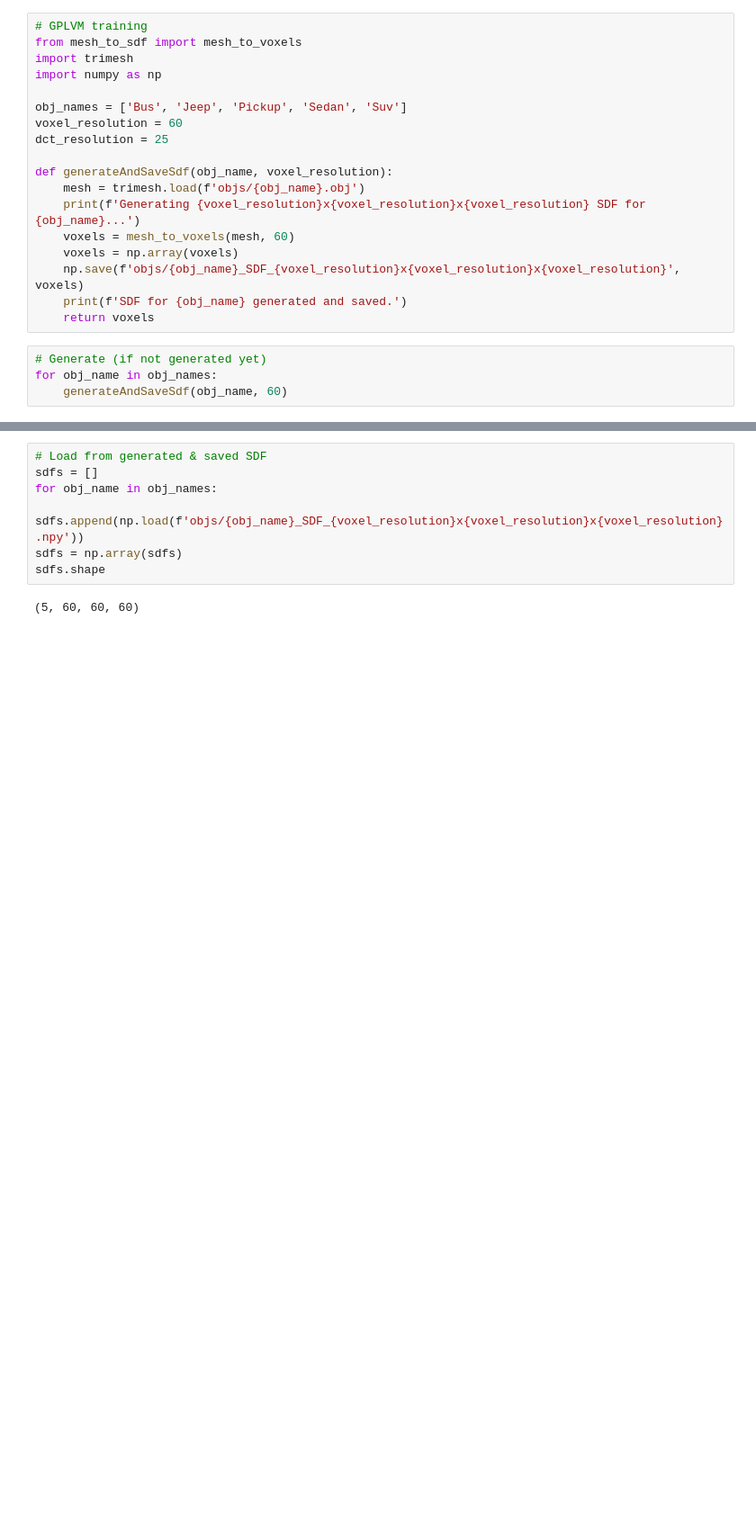
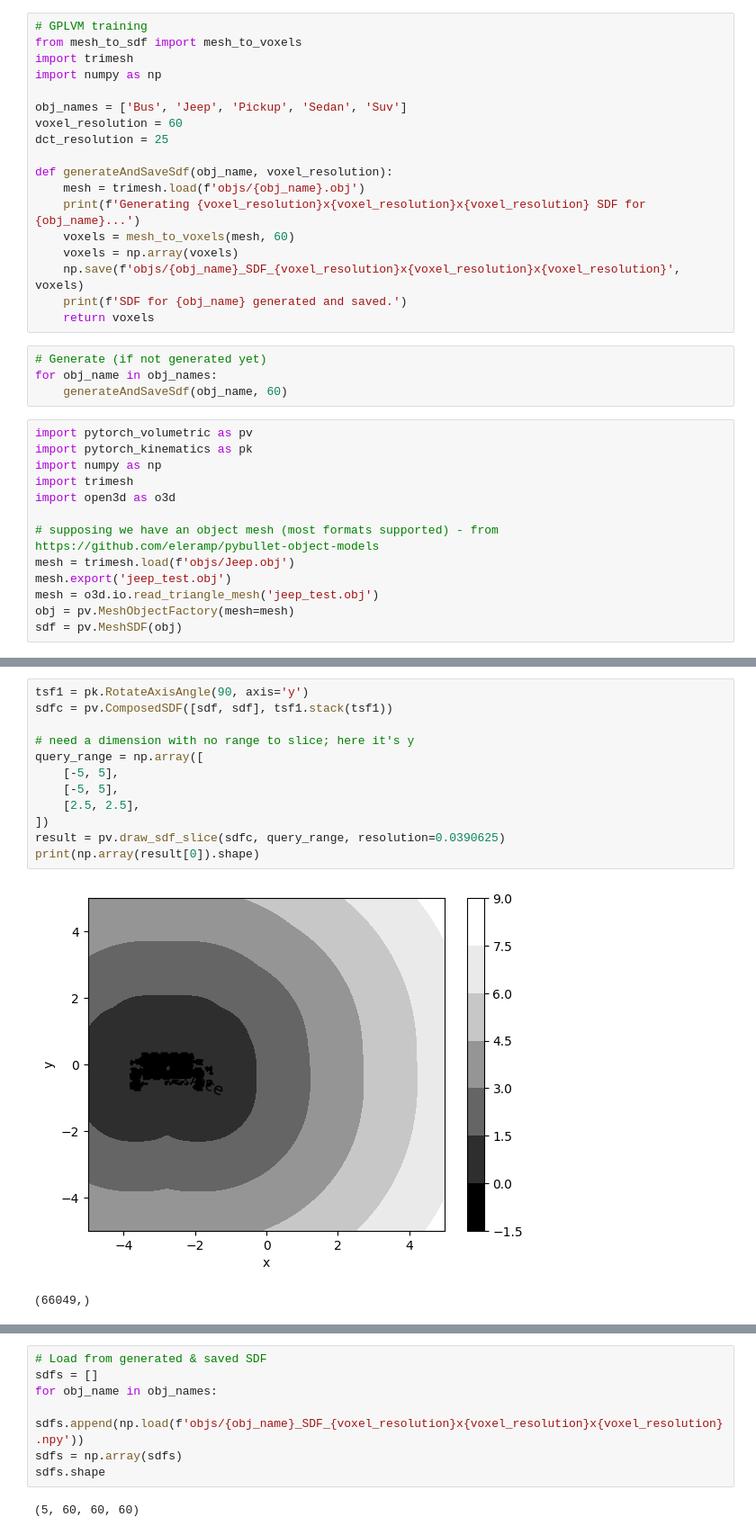
Before and after one commit to bryanahusna/3d-traffic-reconstruction, a Jupyter notebook: mygplvm/training.ipynb, the cells around one changed output, grey strips where cells are left out. Shown at 90% size. Cells and saved outputs as stored; diff of their text form; blank space fills up the shorter version.

```diff
--- a/mygplvm/training.ipynb
+++ b/mygplvm/training.ipynb
@@ -20,3 +20,16 @@ def generateAndSaveSdf(obj_name, voxel_resolution):
 # Generate (if not generated yet)
 for obj_name in obj_names:
     generateAndSaveSdf(obj_name, 60)
+# %%
+import pytorch_volumetric as pv
+import pytorch_kinematics as pk
+import numpy as np
+import trimesh
+import open3d as o3d
+
+# supposing we have an object mesh (most formats supported) - from https://github.com/eleramp/pybullet-object-models
+mesh = trimesh.load(f'objs/Jeep.obj')
+mesh.export('jeep_test.obj')
+mesh = o3d.io.read_triangle_mesh('jeep_test.obj')
+obj = pv.MeshObjectFactory(mesh=mesh)
+sdf = pv.MeshSDF(obj)
@@ -22,0 +38,15 @@ for obj_name in obj_names:
+# %%
+tsf1 = pk.RotateAxisAngle(90, axis='y')
+sdfc = pv.ComposedSDF([sdf, sdf], tsf1.stack(tsf1))
+
+# need a dimension with no range to slice; here it's y
+query_range = np.array([
+    [-5, 5],
+    [-5, 5],
+    [2.5, 2.5],
+])
+result = pv.draw_sdf_slice(sdfc, query_range, resolution=0.0390625)
+print(np.array(result[0]).shape)
+# %% [output]
+[figure, added]
+(66049,)
```
Also changed, not shown: parts of 5 cells of this notebook, 27 other files.
